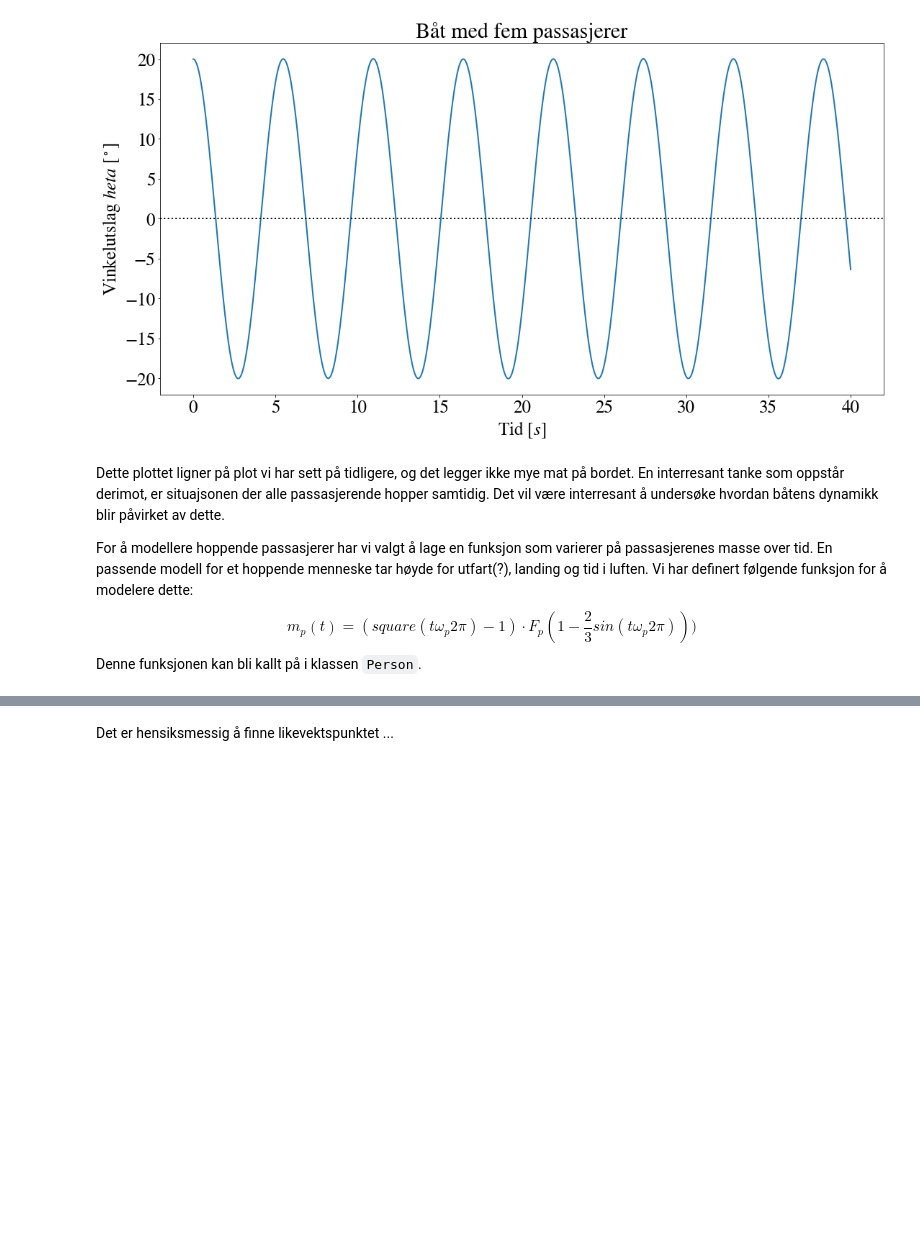
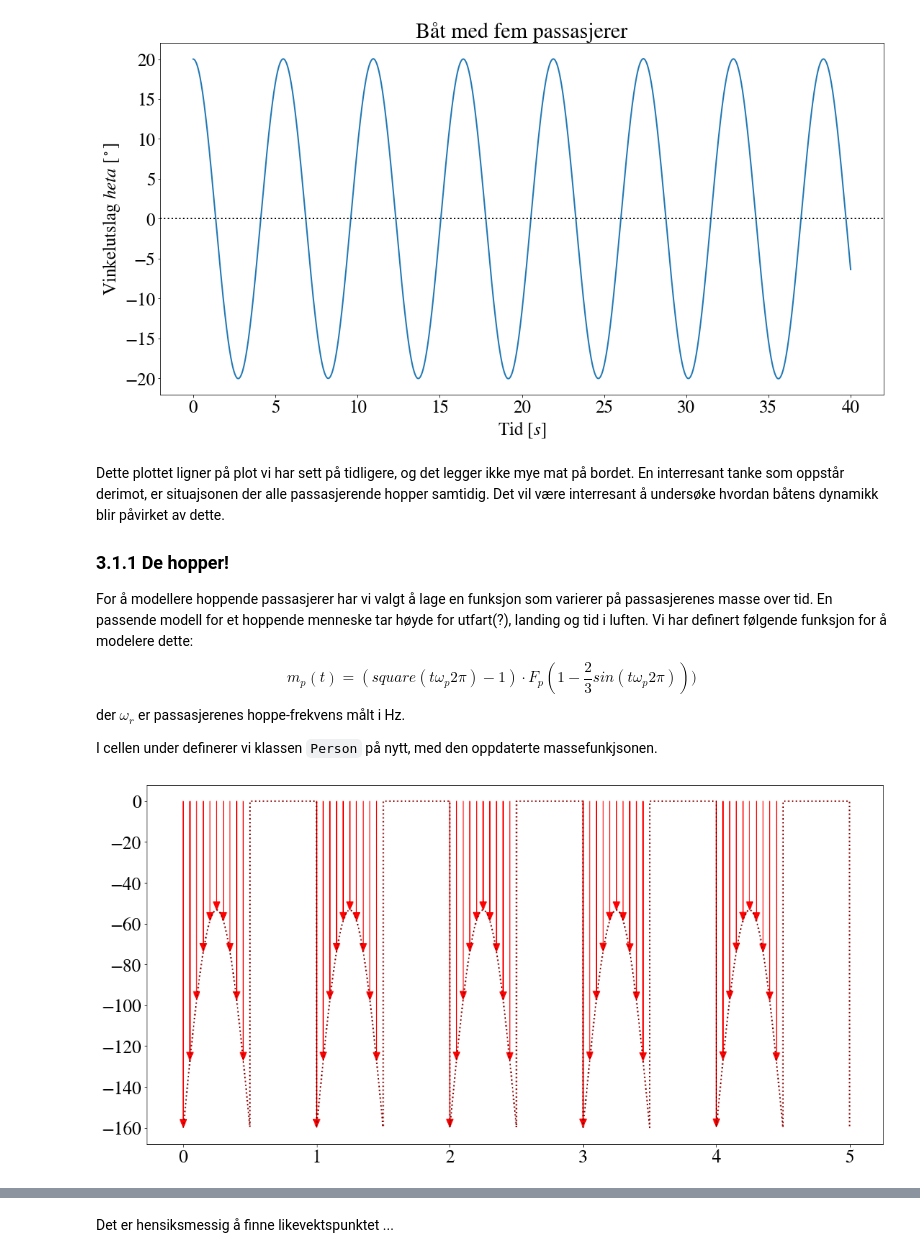
Before and after one commit to emiljonsrud/vitberr_prosjekt2_tekfys, a Jupyter notebook: clean_code.ipynb, the cells around one changed output, grey strips where cells are left out. Saved outputs shown, nothing was run; the diff lists cells and outputs as text; code cells hidden in the pictures; blank space fills up the shorter version.

```diff
--- a/clean_code.ipynb
+++ b/clean_code.ipynb
@@ -1376,8 +1379,53 @@ people_on_boat()
 # %% [markdown]
 Dette plottet ligner på plot vi har sett på tidligere, og det legger ikke mye mat på bordet. En interresant tanke som oppstår derimot, er situajsonen der alle passasjerende hopper samtidig. Det vil være interresant å undersøke hvordan båtens dynamikk blir påvirket av dette.
 
+
+### 3.1.1 De hopper!
 For å modellere hoppende passasjerer har vi valgt å lage en funksjon som varierer på passasjerenes masse over tid. En passende modell for et hoppende menneske tar høyde for utfart(?), landing og tid i luften. Vi har definert følgende funksjon for å modelere dette:
 \begin{equation}
     m_p(t) = ( square(t\omega_p2\pi) - 1) \cdot F_p(1-\frac{2}{3}sin(t\omega_p2\pi)))
 \end{equation}
-Denne funksjonen kan bli kallt på i klassen `Person`.
+der $\omega_r$ er passasjerenes hoppe-frekvens målt i Hz.
+
+I cellen under definerer vi klassen `Person` på nytt, med den oppdaterte massefunkjsonen.
+# %%
+class People:
+    def __init__(self, m_p_0, omega_p):
+        self.m_p_0 = m_p_0
+        self.omega_p = omega_p  # NOTE: omega_p is in Hz
+    def m_p(self, t):
+        current_mass = -(
+            0.5 + 0.5*signal.square(t*self.omega_p*2*np.pi)
+            ) * 2*self.m_p_0*(
+            1 - (2/3)*np.sin(t*self.omega_p*2*np.pi)
+            )x
+        return current_mass
+# %%
+def plot_m_p():
+    person = People(80, 1)
+    t = np.linspace(0, 5, 10000)
+    F_p = person.m_p(t)
+
+    step = 100
+    for i in range(0, len(t), 100):
+        plt.arrow(
+            t[i],
+            0,
+            0,
+            F_p[i],
+            color = 'red',
+            length_includes_head = True,
+            head_width = 0.05,
+            head_length = 4
+        )
+
+    plt.plot(
+        t,
+        F_p,
+        linestyle = 'dotted',
+        color = 'darkred'
+    )
+    plt.show()
+plot_m_p()
+# %% [output]
+[figure, added]
```
Also changed, not shown: parts of 3 cells of this notebook.
